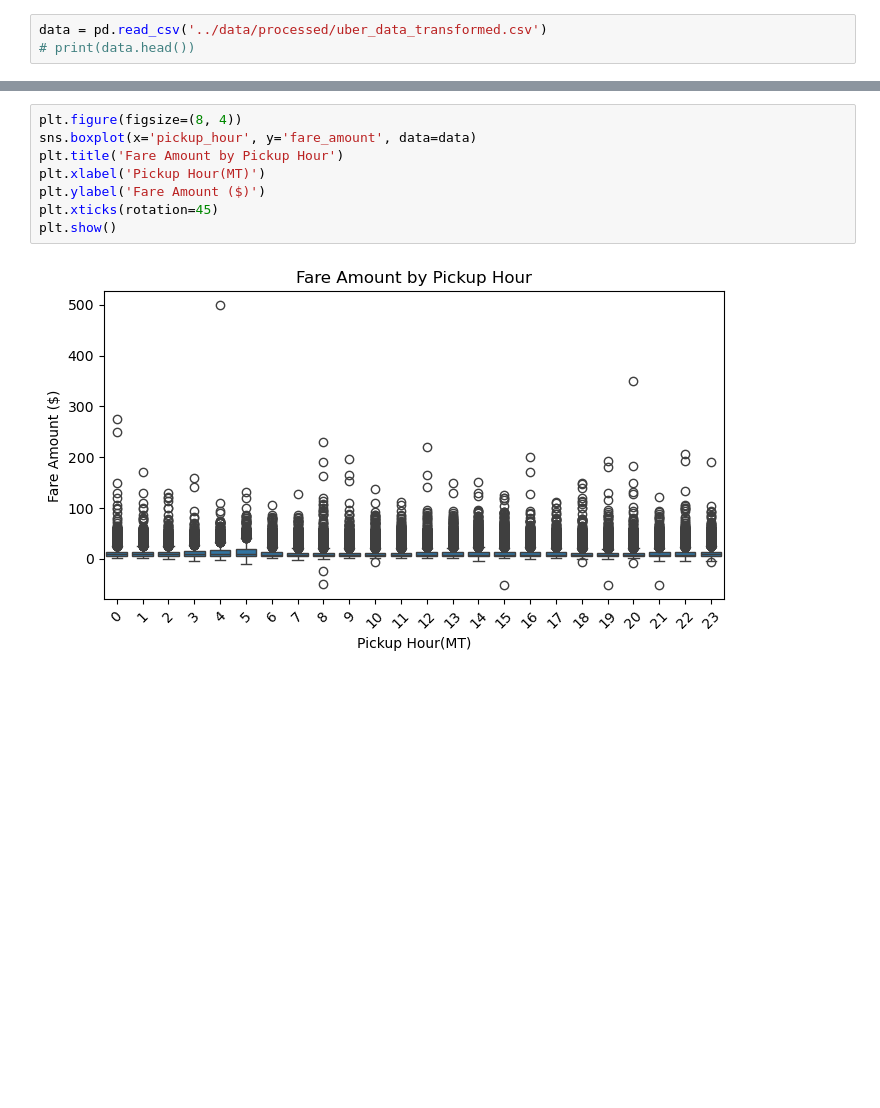
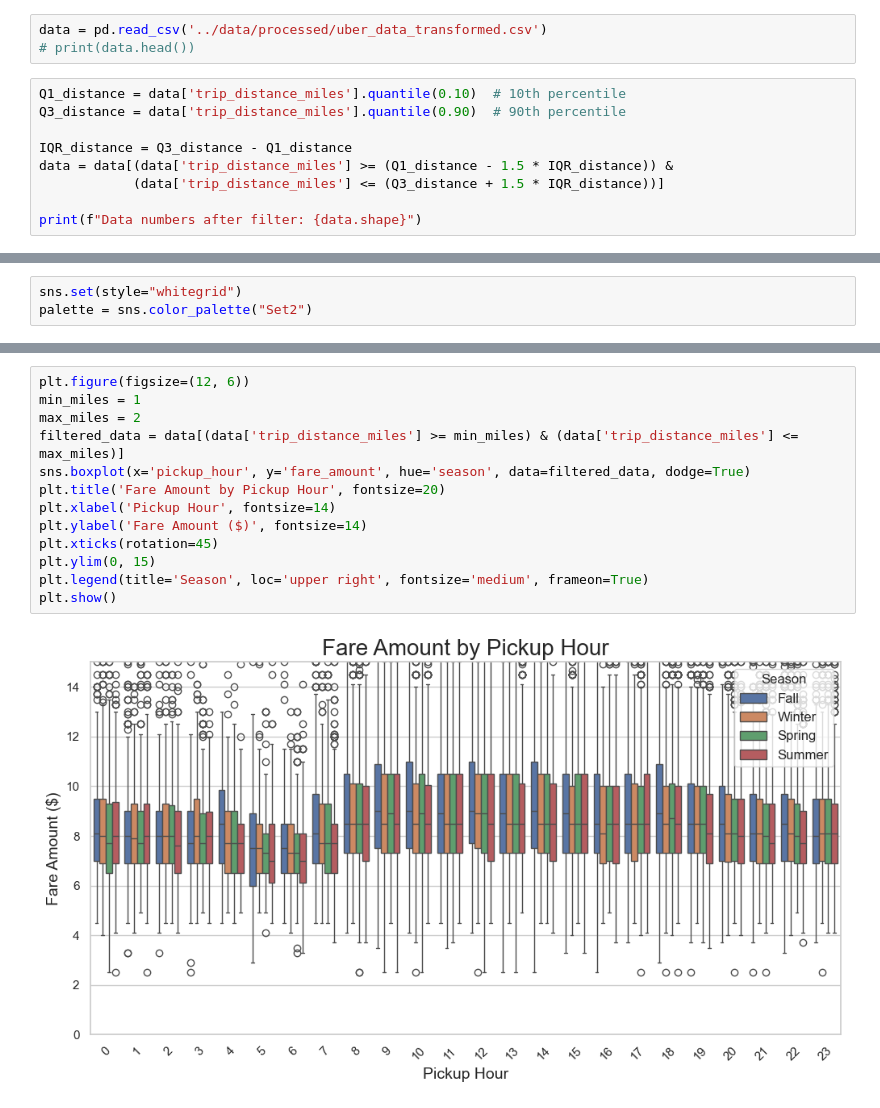
Before and after one commit to DaneLarsen1/Project-2, a Jupyter notebook: notebooks/03_visualization.ipynb, the cells around one changed output, grey strips where cells are left out. Drawn from its saved outputs; the diff is of its cells as text; blank space fills up the shorter version.

```diff
--- a/notebooks/03_visualization.ipynb
+++ b/notebooks/03_visualization.ipynb
@@ -7,3 +10,12 @@ import folium
 # %%
 data = pd.read_csv('../data/processed/uber_data_transformed.csv')
 # print(data.head())
+# %%
+Q1_distance = data['trip_distance_miles'].quantile(0.10)  # 10th percentile
+Q3_distance = data['trip_distance_miles'].quantile(0.90)  # 90th percentile
+
+IQR_distance = Q3_distance - Q1_distance
+data = data[(data['trip_distance_miles'] >= (Q1_distance - 1.5 * IQR_distance)) &
+            (data['trip_distance_miles'] <= (Q3_distance + 1.5 * IQR_distance))]
+
+print(f"Data numbers after filter: {data.shape}")
@@ -9,0 +24,3 @@ data = pd.read_csv('../data/processed/uber_data_transformed.csv')
+# %%
+sns.set(style="whitegrid")
+palette = sns.color_palette("Set2")
@@ -48,11 +109,16 @@ plt.show()
 # %%
-plt.figure(figsize=(8, 4))
-sns.boxplot(x='pickup_hour', y='fare_amount', data=data)
-plt.title('Fare Amount by Pickup Hour')
-plt.xlabel('Pickup Hour(MT)')
-plt.ylabel('Fare Amount ($)')
+plt.figure(figsize=(12, 6))
+min_miles = 1
+max_miles = 2
+filtered_data = data[(data['trip_distance_miles'] >= min_miles) & (data['trip_distance_miles'] <= max_miles)]
+sns.boxplot(x='pickup_hour', y='fare_amount', hue='season', data=filtered_data, dodge=True)
+plt.title('Fare Amount by Pickup Hour', fontsize=20)
+plt.xlabel('Pickup Hour', fontsize=14)
+plt.ylabel('Fare Amount ($)', fontsize=14)
 plt.xticks(rotation=45)
+plt.ylim(0, 15)
+plt.legend(title='Season', loc='upper right', fontsize='medium', frameon=True)
 plt.show()
 # %% [output]
-[figure, old version]
+[figure, new version]
 # %%
```
Also changed, not shown: parts of 9 cells of this notebook, 1 other file.
